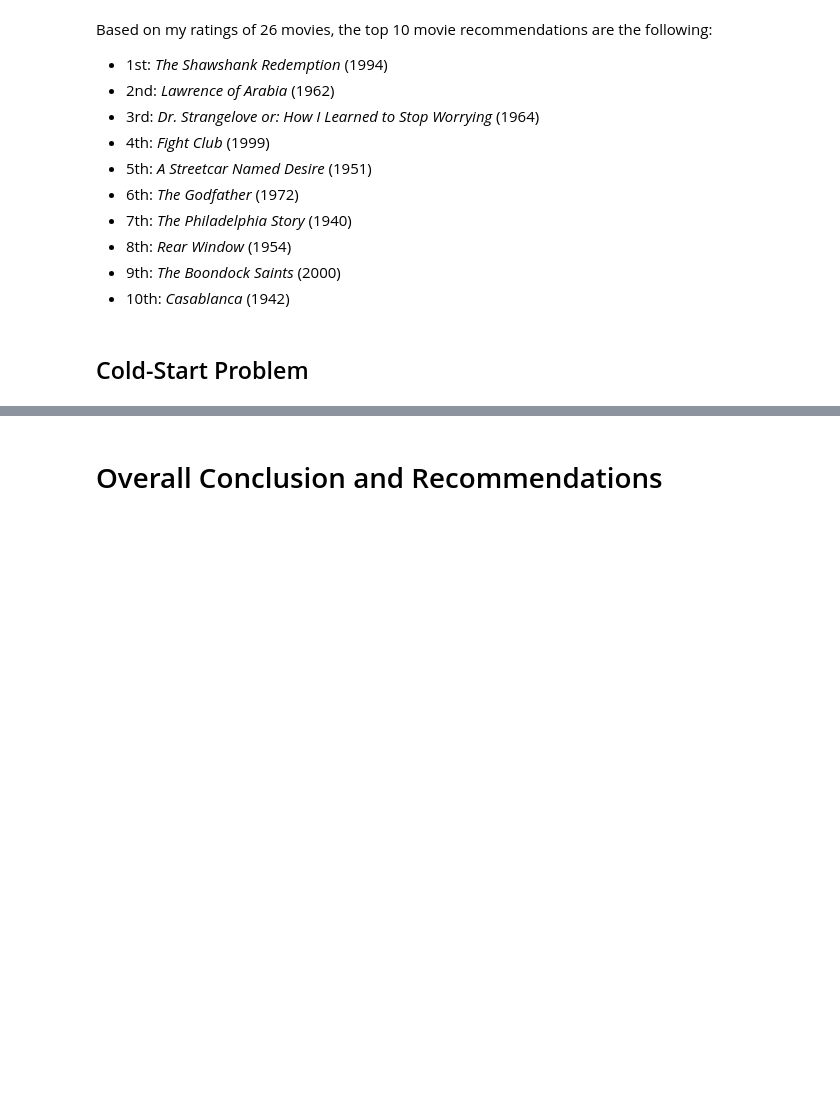
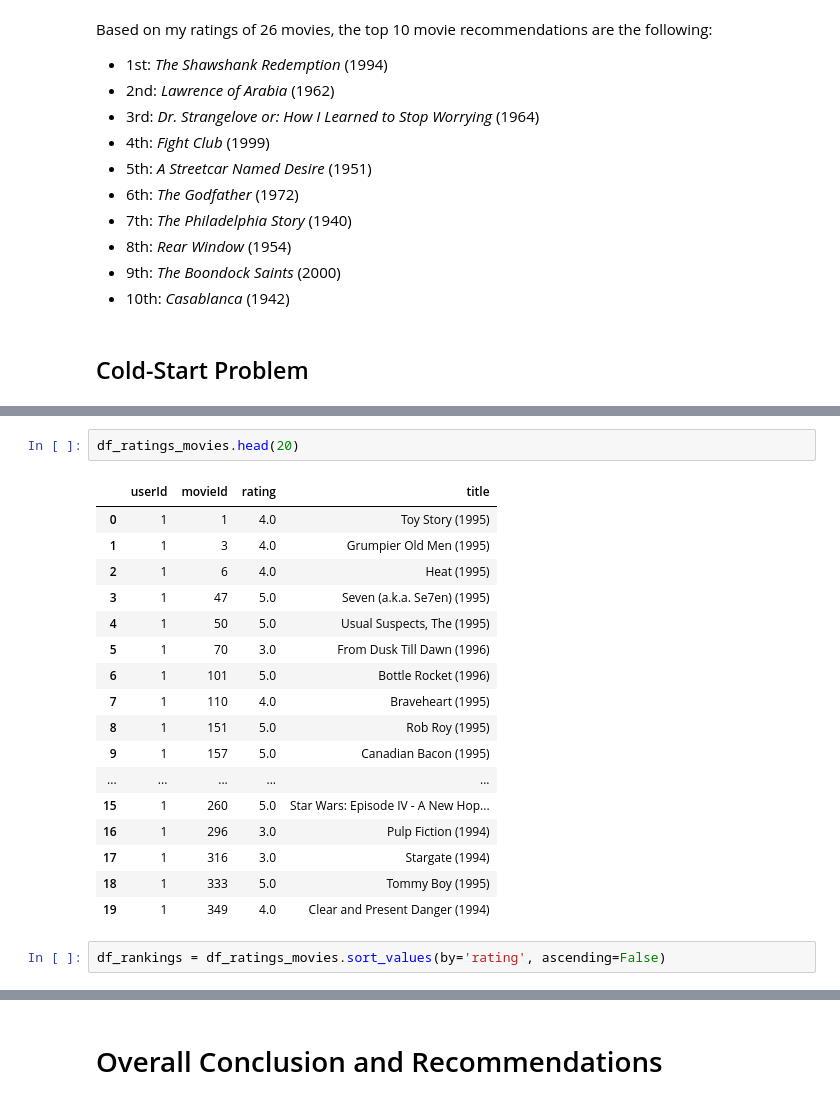
Before and after one commit to keithotuomagie/movie_recommendations, a Jupyter notebook: notebook.ipynb, the cells around one changed output, grey strips where cells are left out. Drawn from its saved outputs; the diff is of its cells as text; blank space fills up the shorter version.

```diff
--- a/notebook.ipynb
+++ b/notebook.ipynb
@@ -691,0 +696,22 @@ The *cold-start* problem is an omnipresent issue regarding recommendation system
+# %%
+df_ratings_movies.head(20)
+# %% [output]
+|  | userId | movieId | rating | title |
+| 0 | 1 | 1 | 4.0 | Toy Story (1995) |
+| 1 | 1 | 3 | 4.0 | Grumpier Old Men (1995) |
+| 2 | 1 | 6 | 4.0 | Heat (1995) |
+| 3 | 1 | 47 | 5.0 | Seven (a.k.a. Se7en) (1995) |
+| 4 | 1 | 50 | 5.0 | Usual Suspects, The (1995) |
+| 5 | 1 | 70 | 3.0 | From Dusk Till Dawn (1996) |
+| 6 | 1 | 101 | 5.0 | Bottle Rocket (1996) |
+| 7 | 1 | 110 | 4.0 | Braveheart (1995) |
+| 8 | 1 | 151 | 5.0 | Rob Roy (1995) |
+| 9 | 1 | 157 | 5.0 | Canadian Bacon (1995) |
+| ... | ... | ... | ... | ... |
+| 15 | 1 | 260 | 5.0 | Star Wars: Episode IV - A New Hop... |
+| 16 | 1 | 296 | 3.0 | Pulp Fiction (1994) |
+| 17 | 1 | 316 | 3.0 | Stargate (1994) |
+| 18 | 1 | 333 | 5.0 | Tommy Boy (1995) |
+| 19 | 1 | 349 | 4.0 | Clear and Present Danger (1994) |
+# %%
+df_rankings = df_ratings_movies.sort_values(by='rating', ascending=False)
```
Also changed, not shown: parts of 10 cells of this notebook.
